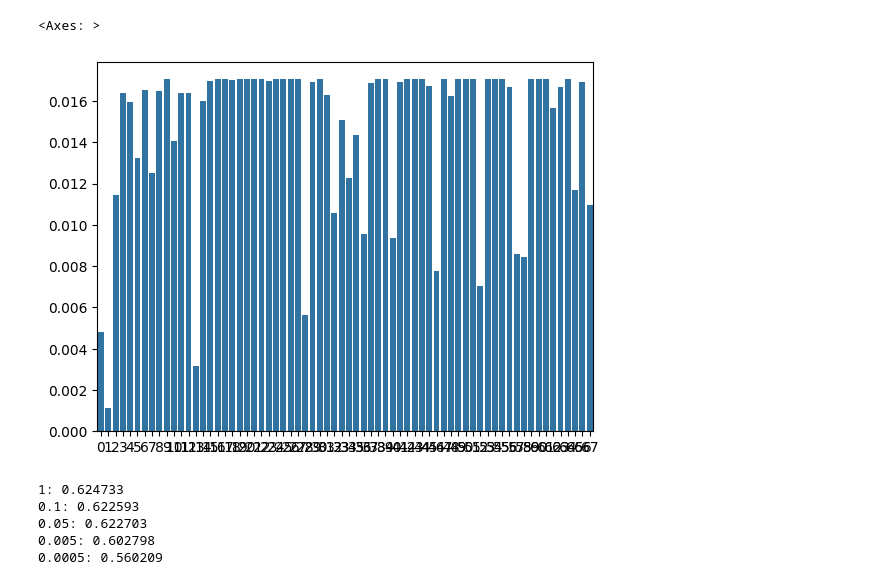
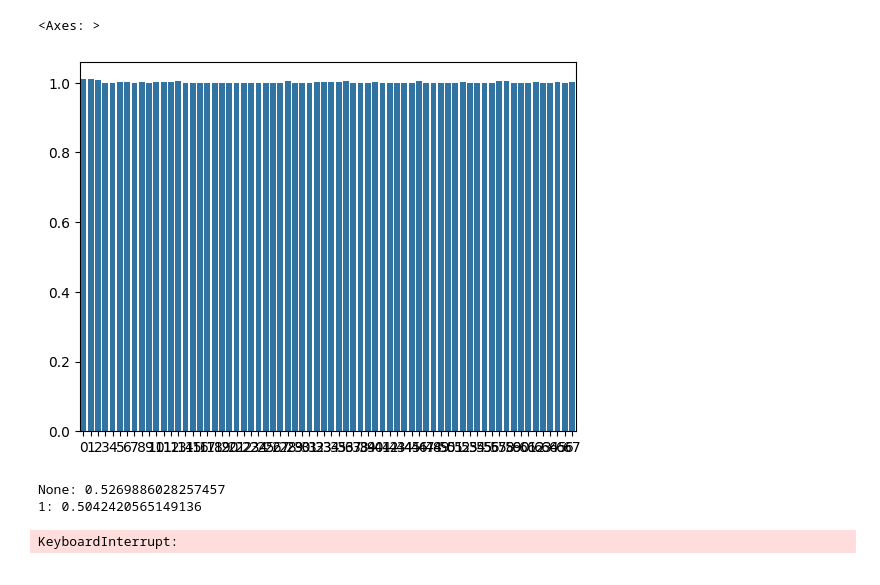
Before and after one commit to kramerlab/FeatureWeightDebiasing, a Jupyter notebook: src/develop_feature_weighting.ipynb, the cells around one changed output. Cells and saved outputs as stored; diff of their text form; code cells hidden in the pictures.

```diff
--- a/src/develop_feature_weighting.ipynb
+++ b/src/develop_feature_weighting.ipynb
@@ -26,26 +34,43 @@ def compute_feature_weights(budget, feature_importance):
+# %%
+def compute_feature_weights_softmax(budget, feature_importance):
+    if budget is None:
+        return np.ones(len(feature_importance))
+    else:
+        weights =  np.exp(feature_importance / budget)
+    return weights
+
+def compute_feature_weights(budget, feature_importance):
+    if budget is None:
+        return np.ones(len(feature_importance))
+    else:
+        max_importance = np.max(feature_importance)
+        feature_importance = feature_importance / max_importance
+        scaled_feature_importance = feature_importance * budget
+        scaled_feature_importance = 1 + scaled_feature_importance
+        return scaled_feature_importance
 # %%
 df, columns, target = load_folktables_income_data()
 df[columns] = StandardScaler().fit_transform(df[columns])
 ##N = df[df["label"] == 1]
 #R = df[df["label"] == 0]
 N, R = sample(
-           "less_negative_class",
+           "less_positive_class",
            df,
            target,
            train_fraction=0.5,
-           bias_fraction=0.1,
+           bias_fraction=0.5,
            columns=columns,
        )
 dropped_N = N.copy().reset_index(drop=True)
 # %%
-drop_ids, feature_importance = mrs_without_cv(dropped_N, R, columns, class_weights="balanced", random_state=5, drop=20)
-_, feature_importance_cv = mrs(dropped_N, R, columns, class_weights="balanced", random_state=5, drop=20)
+# _, feature_importance = mrs_without_cv(dropped_N, R, columns, class_weights="balanced", random_state=5, drop=20)
+drop_ids, feature_importance_cv = mrs(dropped_N, R, columns, class_weights="balanced", random_state=5, drop=20)
 # %%
-weights = compute_feature_weights_softmax(0.01, feature_importance_cv)
-sns.barplot(weights)
+feature_weights = compute_feature_weights(0.01, feature_importance_cv)
+sns.barplot((feature_weights))
 # %% [output]
 <Axes: >
-[figure, old version]
+[figure, new version]
 # %%
 seed = 5
 max_features = "sqrt"
@@ -67,17 +96,15 @@ for i, budget in enumerate(budgets):
        random_state=seed,
        feature_weights=feature_weights_list[i],
        method=auroc_method,
-       draw_with_feature_weights=True,
        class_weight=None,
-       max_features=5,
+       max_features="sqrt",
        splitter="feature_weighted_best",
        n_splits_test=10,
-       n_estimators=250,
+       n_estimators=200,
+       draw_with_feature_weights=False,
    )
-   print(f"{budget}: {auroc:2f}")
+   print(f"{budget}: {auroc}")
 # %% [output]
-1: 0.624733
-0.1: 0.622593
-0.05: 0.622703
-0.005: 0.602798
-0.0005: 0.560209
+None: 0.5269886028257457
+1: 0.5042420565149136
+KeyboardInterrupt:
```
Also changed, not shown: parts of 8 cells of this notebook, 10 other files.
